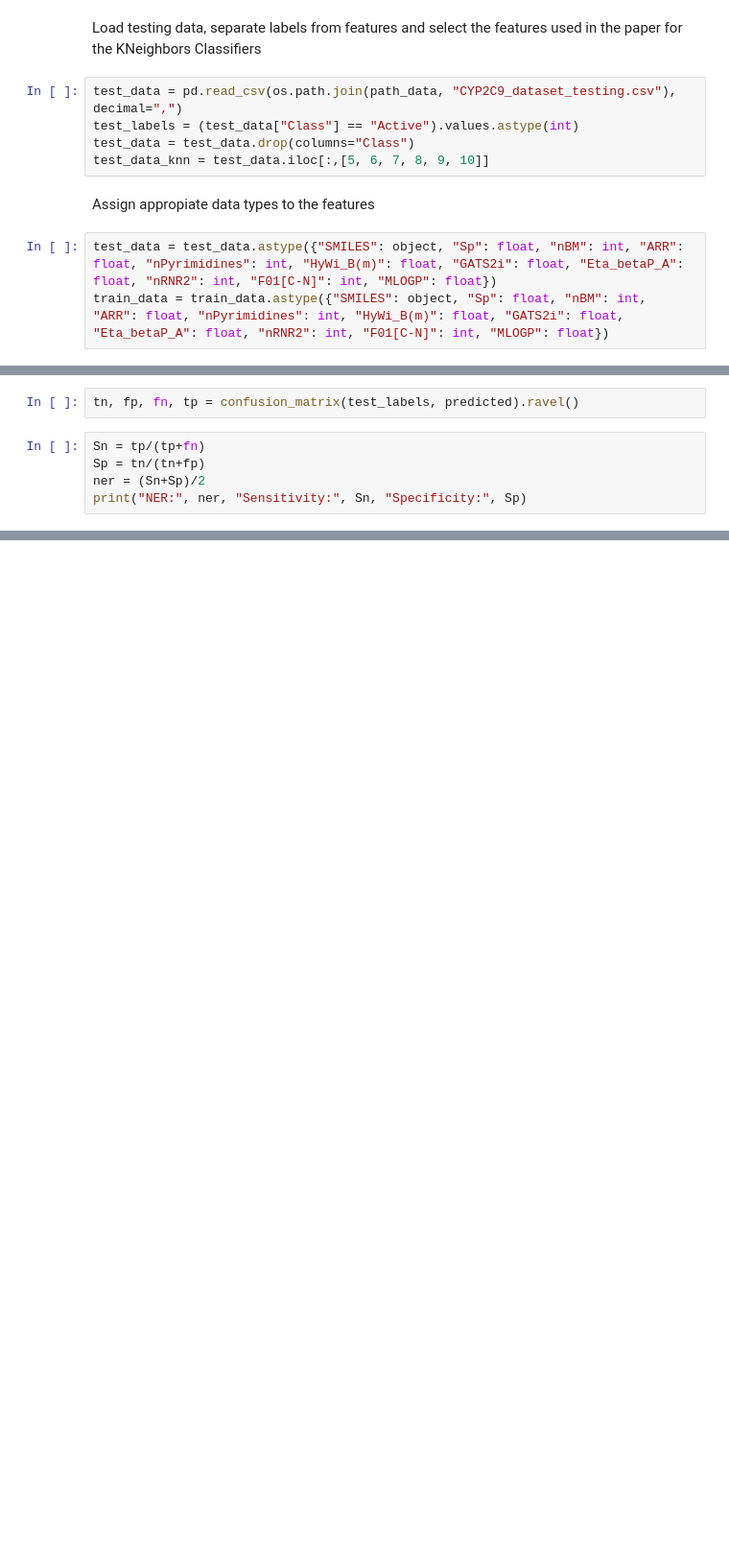
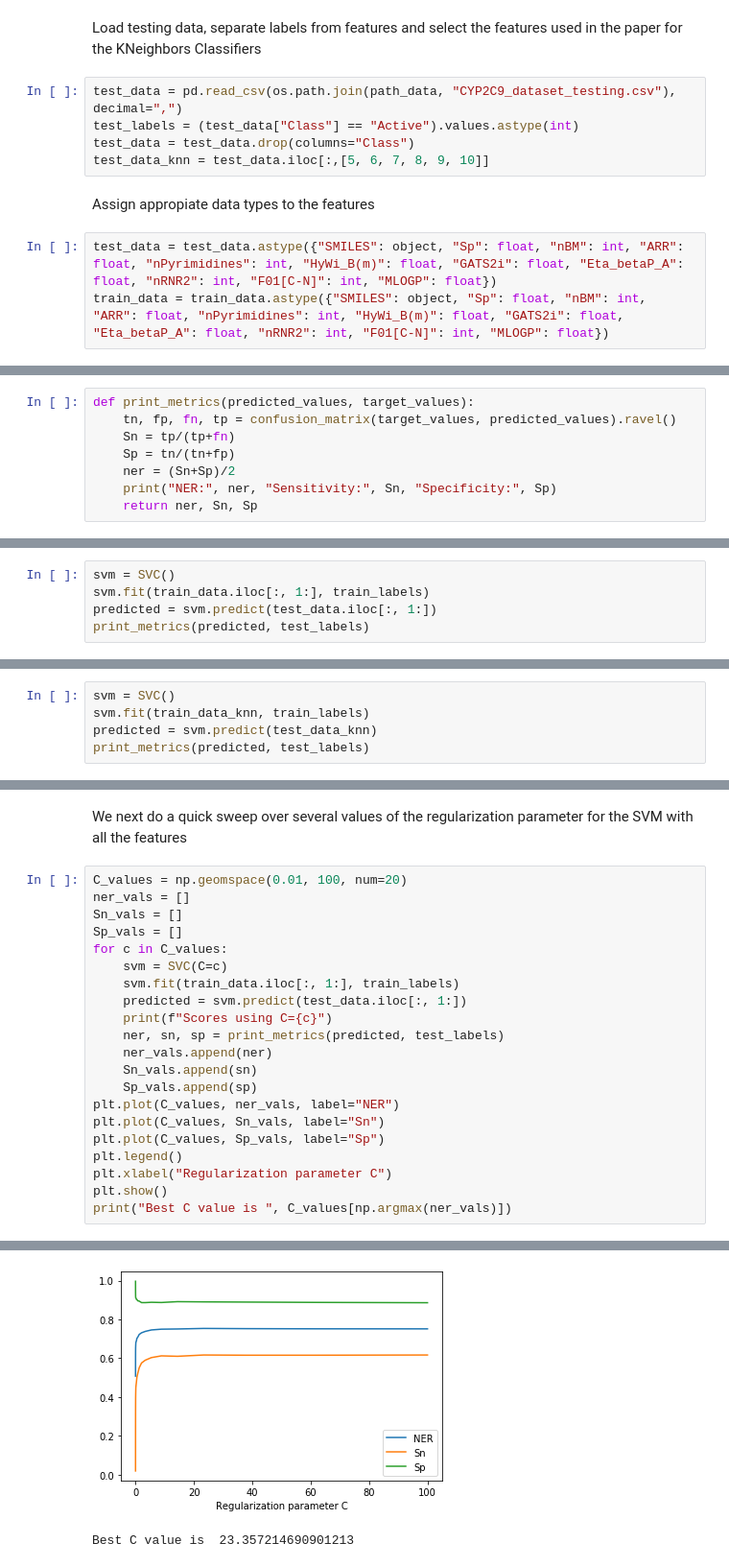
Before and after one commit to danielSoler93/drug_learning, a Jupyter notebook: drug_learning/2D/reproducing_classifiers_paper.ipynb, the cells around one changed output, grey strips where cells are left out. Shown at 96% size. Saved outputs shown, nothing was run; the diff lists cells and outputs as text; blank space fills up the shorter version.

```diff
--- a/drug_learning/2D/reproducing_classifiers_paper.ipynb
+++ b/drug_learning/2D/reproducing_classifiers_paper.ipynb
@@ -32,8 +37,9 @@ nbrs.fit(train_data_knn, train_lables)
 predicted = nbrs.predict(test_data_knn)
-# %%
-tn, fp, fn, tp = confusion_matrix(test_labels, predicted).ravel()
 # %%
-Sn = tp/(tp+fn)
-Sp = tn/(tn+fp)
-ner = (Sn+Sp)/2
-print("NER:", ner, "Sensitivity:", Sn, "Specificity:", Sp)
+def print_metrics(predicted_values, target_values):
+    tn, fp, fn, tp = confusion_matrix(target_values, predicted_values).ravel()
+    Sn = tp/(tp+fn)
+    Sp = tn/(tn+fp)
+    ner = (Sn+Sp)/2
+    print("NER:", ner, "Sensitivity:", Sn, "Specificity:", Sp)
+    return ner, Sn, Sp
@@ -41,0 +53,5 @@ NER: 0.7336992681304059 Sensitivity: 0.6111111111111112 Specificity: 0.856287425
+# %%
+svm = SVC()
+svm.fit(train_data.iloc[:, 1:], train_labels)
+predicted = svm.predict(test_data.iloc[:, 1:])
+print_metrics(predicted, test_labels)
@@ -41,0 +63,5 @@ NER: 0.7336992681304059 Sensitivity: 0.6111111111111112 Specificity: 0.856287425
+# %%
+svm = SVC()
+svm.fit(train_data_knn, train_labels)
+predicted = svm.predict(test_data_knn)
+print_metrics(predicted, test_labels)
@@ -41,0 +71,24 @@ NER: 0.7336992681304059 Sensitivity: 0.6111111111111112 Specificity: 0.856287425
+# %% [markdown]
+We next do a quick sweep over several values of the regularization parameter for the SVM with all the features
+# %%
+C_values = np.geomspace(0.01, 100, num=20)
+ner_vals = []
+Sn_vals = []
+Sp_vals = []
+for c in C_values:
+    svm = SVC(C=c)
+    svm.fit(train_data.iloc[:, 1:], train_labels)
+    predicted = svm.predict(test_data.iloc[:, 1:])
+    print(f"Scores using C={c}")
+    ner, sn, sp = print_metrics(predicted, test_labels)
+    ner_vals.append(ner)
+    Sn_vals.append(sn)
+    Sp_vals.append(sp)
+plt.plot(C_values, ner_vals, label="NER")
+plt.plot(C_values, Sn_vals, label="Sn")
+plt.plot(C_values, Sp_vals, label="Sp")
+plt.legend()
+plt.xlabel("Regularization parameter C")
+plt.show()
+print("Best C value is ", C_values[np.argmax(ner_vals)])
+# %% [output]
@@ -41,0 +112,2 @@ NER: 0.7336992681304059 Sensitivity: 0.6111111111111112 Specificity: 0.856287425
+[figure, added]
+Best C value is  23.357214690901213
```
Also changed, not shown: parts of 14 cells of this notebook.
